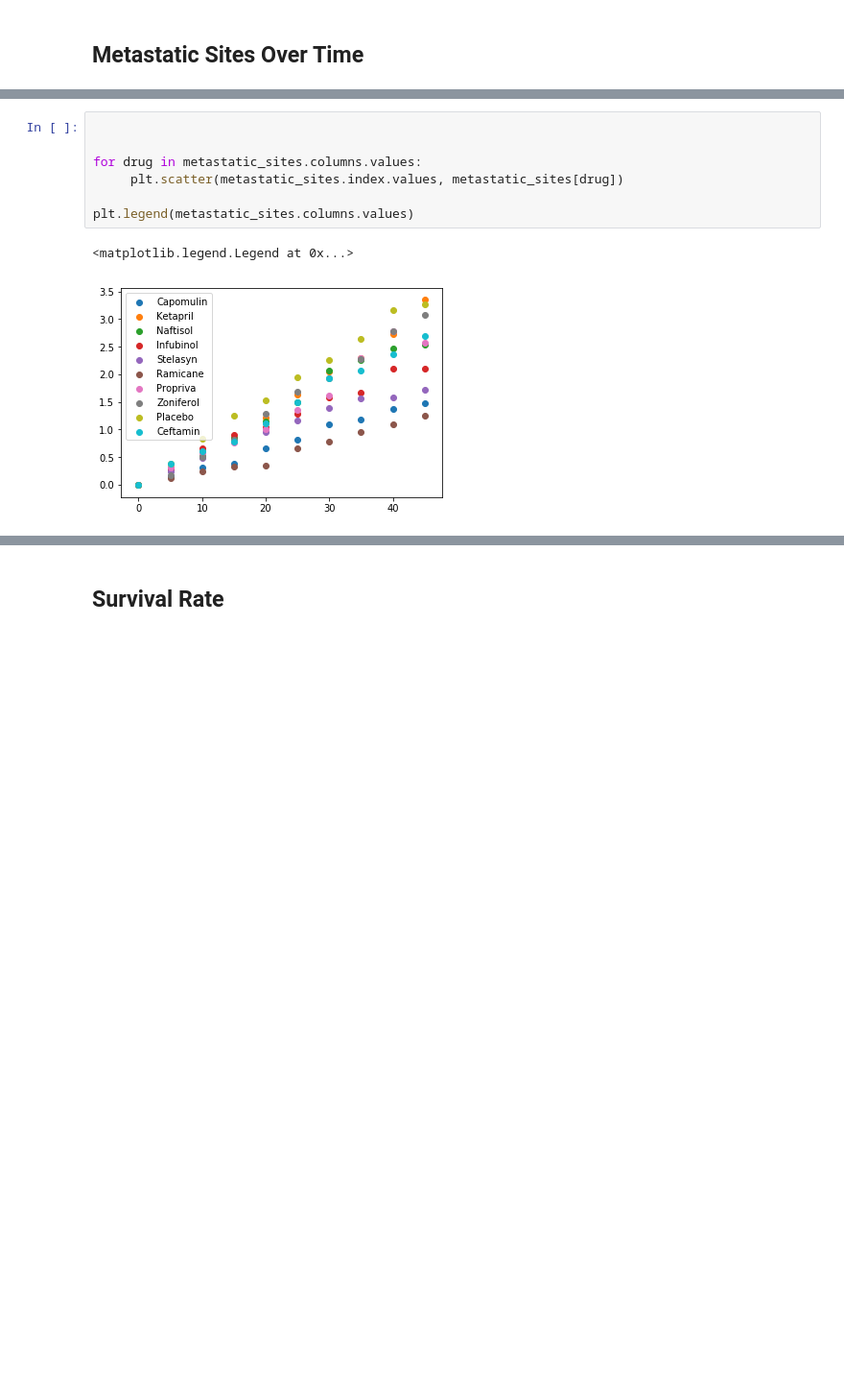
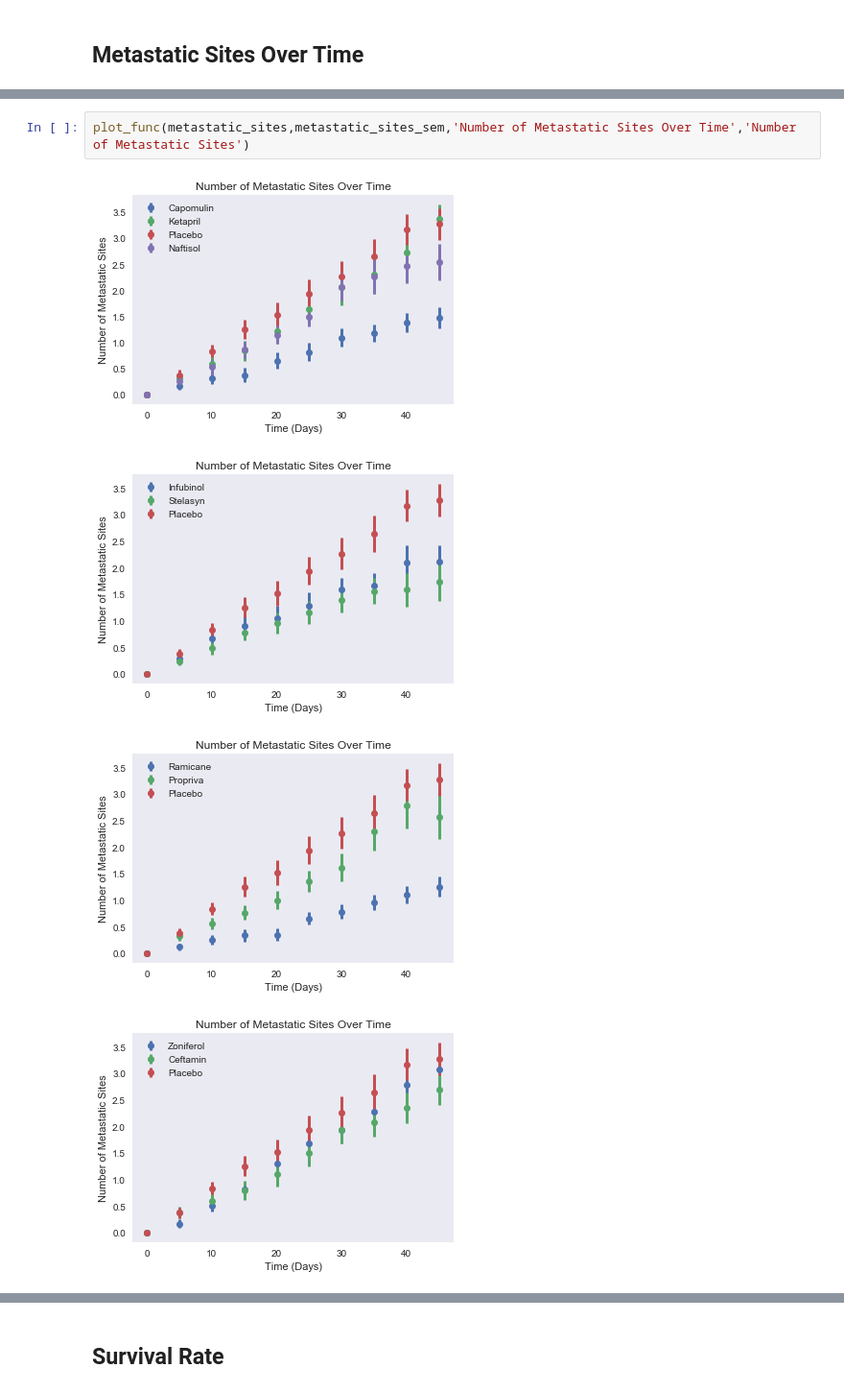
Before and after one commit to tobymbern/Pymaceuticals, a Jupyter notebook: main.ipynb, the cells around one changed output, grey strips where cells are left out. Shown: that part at 96% size. Cells and saved outputs as stored; diff of their text form; blank space fills up the shorter version.

```diff
--- a/main.ipynb
+++ b/main.ipynb
@@ -106,13 +118,10 @@ metastatic_sites.head(10)
 | 35 | 1.181818 | 2.294118 | 2.266667 | 1.666667 | 1.562500 | 0.952381 | 2.300000 | 2.285714 | 2.642857 | ... |
 | 40 | 1.380952 | 2.733333 | 2.466667 | 2.100000 | 1.583333 | 1.100000 | 2.777778 | 2.785714 | 3.166667 | ... |
 | 45 | 1.476190 | 3.363636 | 2.538462 | 2.111111 | 1.727273 | 1.250000 | 2.571429 | 3.071429 | 3.272727 | ... |
-# %%
-
-
-for drug in metastatic_sites.columns.values:
-     plt.scatter(metastatic_sites.index.values, metastatic_sites[drug])
-
-plt.legend(metastatic_sites.columns.values)
-# %% [output]
-<matplotlib.legend.Legend at 0x...>
-[figure, removed]
+# %%
+plot_func(metastatic_sites,metastatic_sites_sem,'Number of Metastatic Sites Over Time','Number of Metastatic Sites')
+# %% [output]
+[figure, added]
+[figure, added]
+[figure, added]
+[figure, added]
```
Also changed, not shown: parts of 12 cells of this notebook.
